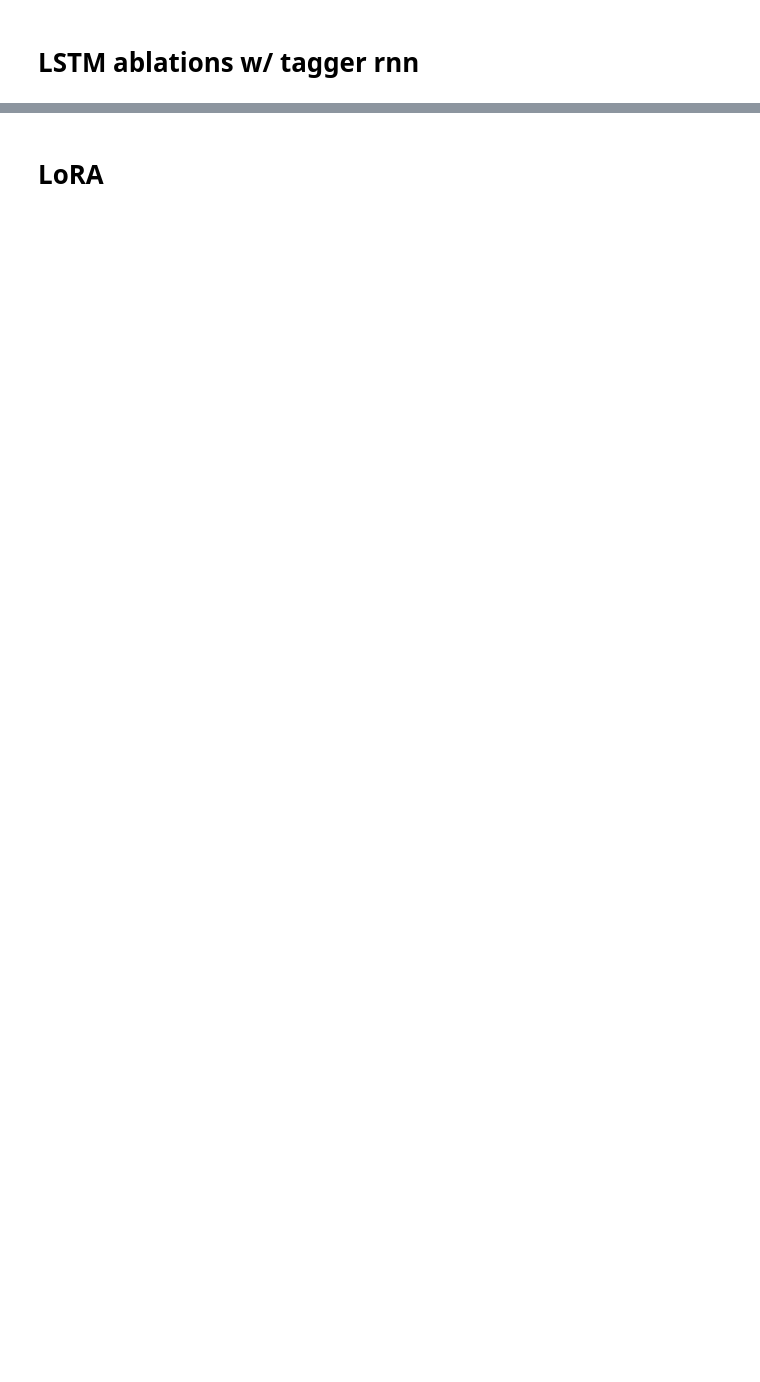
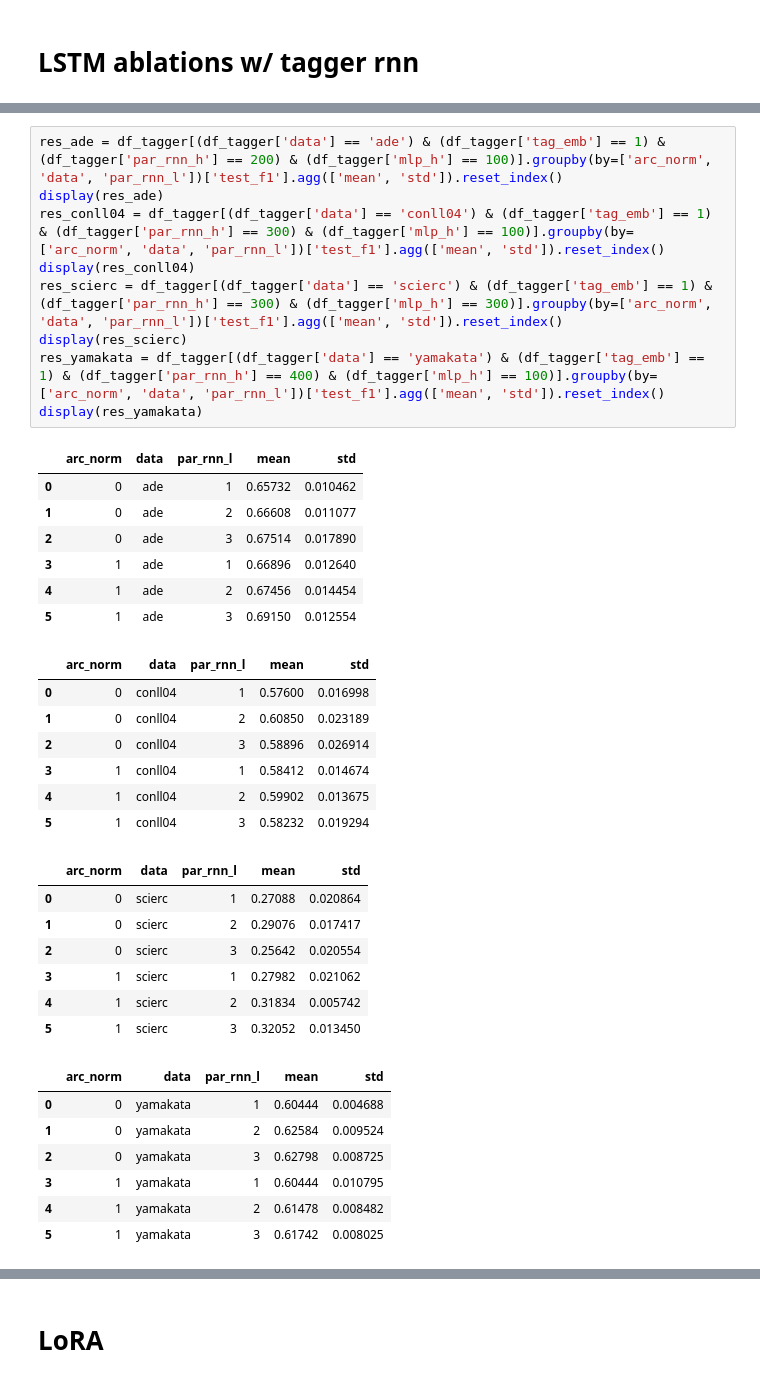
Before and after one commit to paolo-gajo/EfficientSDP, a Jupyter notebook: paper/gather_results.ipynb, the cells around one changed output, grey strips where cells are left out. Drawn from its saved outputs; the diff is of its cells as text; blank space fills up the shorter version.

```diff
--- a/paper/gather_results.ipynb
+++ b/paper/gather_results.ipynb
@@ -122,0 +124,38 @@ Index(['metric', 'val_prec', 'val_recall', 'val_f1', 'test_prec',
+# %%
+res_ade = df_tagger[(df_tagger['data'] == 'ade') & (df_tagger['tag_emb'] == 1) & (df_tagger['par_rnn_h'] == 200) & (df_tagger['mlp_h'] == 100)].groupby(by=['arc_norm', 'data', 'par_rnn_l'])['test_f1'].agg(['mean', 'std']).reset_index()
+display(res_ade)
+res_conll04 = df_tagger[(df_tagger['data'] == 'conll04') & (df_tagger['tag_emb'] == 1) & (df_tagger['par_rnn_h'] == 300) & (df_tagger['mlp_h'] == 100)].groupby(by=['arc_norm', 'data', 'par_rnn_l'])['test_f1'].agg(['mean', 'std']).reset_index()
+display(res_conll04)
+res_scierc = df_tagger[(df_tagger['data'] == 'scierc') & (df_tagger['tag_emb'] == 1) & (df_tagger['par_rnn_h'] == 300) & (df_tagger['mlp_h'] == 300)].groupby(by=['arc_norm', 'data', 'par_rnn_l'])['test_f1'].agg(['mean', 'std']).reset_index()
+display(res_scierc)
+res_yamakata = df_tagger[(df_tagger['data'] == 'yamakata') & (df_tagger['tag_emb'] == 1) & (df_tagger['par_rnn_h'] == 400) & (df_tagger['mlp_h'] == 100)].groupby(by=['arc_norm', 'data', 'par_rnn_l'])['test_f1'].agg(['mean', 'std']).reset_index()
+display(res_yamakata)
+# %% [output]
+|  | arc_norm | data | par_rnn_l | mean | std |
+| 0 | 0 | ade | 1 | 0.65732 | 0.010462 |
+| 1 | 0 | ade | 2 | 0.66608 | 0.011077 |
+| 2 | 0 | ade | 3 | 0.67514 | 0.017890 |
+| 3 | 1 | ade | 1 | 0.66896 | 0.012640 |
+| 4 | 1 | ade | 2 | 0.67456 | 0.014454 |
+| 5 | 1 | ade | 3 | 0.69150 | 0.012554 |
+|  | arc_norm | data | par_rnn_l | mean | std |
+| 0 | 0 | conll04 | 1 | 0.57600 | 0.016998 |
+| 1 | 0 | conll04 | 2 | 0.60850 | 0.023189 |
+| 2 | 0 | conll04 | 3 | 0.58896 | 0.026914 |
+| 3 | 1 | conll04 | 1 | 0.58412 | 0.014674 |
+| 4 | 1 | conll04 | 2 | 0.59902 | 0.013675 |
+| 5 | 1 | conll04 | 3 | 0.58232 | 0.019294 |
+|  | arc_norm | data | par_rnn_l | mean | std |
+| 0 | 0 | scierc | 1 | 0.27088 | 0.020864 |
+| 1 | 0 | scierc | 2 | 0.29076 | 0.017417 |
+| 2 | 0 | scierc | 3 | 0.25642 | 0.020554 |
+| 3 | 1 | scierc | 1 | 0.27982 | 0.021062 |
+| 4 | 1 | scierc | 2 | 0.31834 | 0.005742 |
+| 5 | 1 | scierc | 3 | 0.32052 | 0.013450 |
+|  | arc_norm | data | par_rnn_l | mean | std |
+| 0 | 0 | yamakata | 1 | 0.60444 | 0.004688 |
+| 1 | 0 | yamakata | 2 | 0.62584 | 0.009524 |
+| 2 | 0 | yamakata | 3 | 0.62798 | 0.008725 |
+| 3 | 1 | yamakata | 1 | 0.60444 | 0.010795 |
+| 4 | 1 | yamakata | 2 | 0.61478 | 0.008482 |
+| 5 | 1 | yamakata | 3 | 0.61742 | 0.008025 |
```
Also changed, not shown: parts of 31 cells of this notebook, 8 other files.
